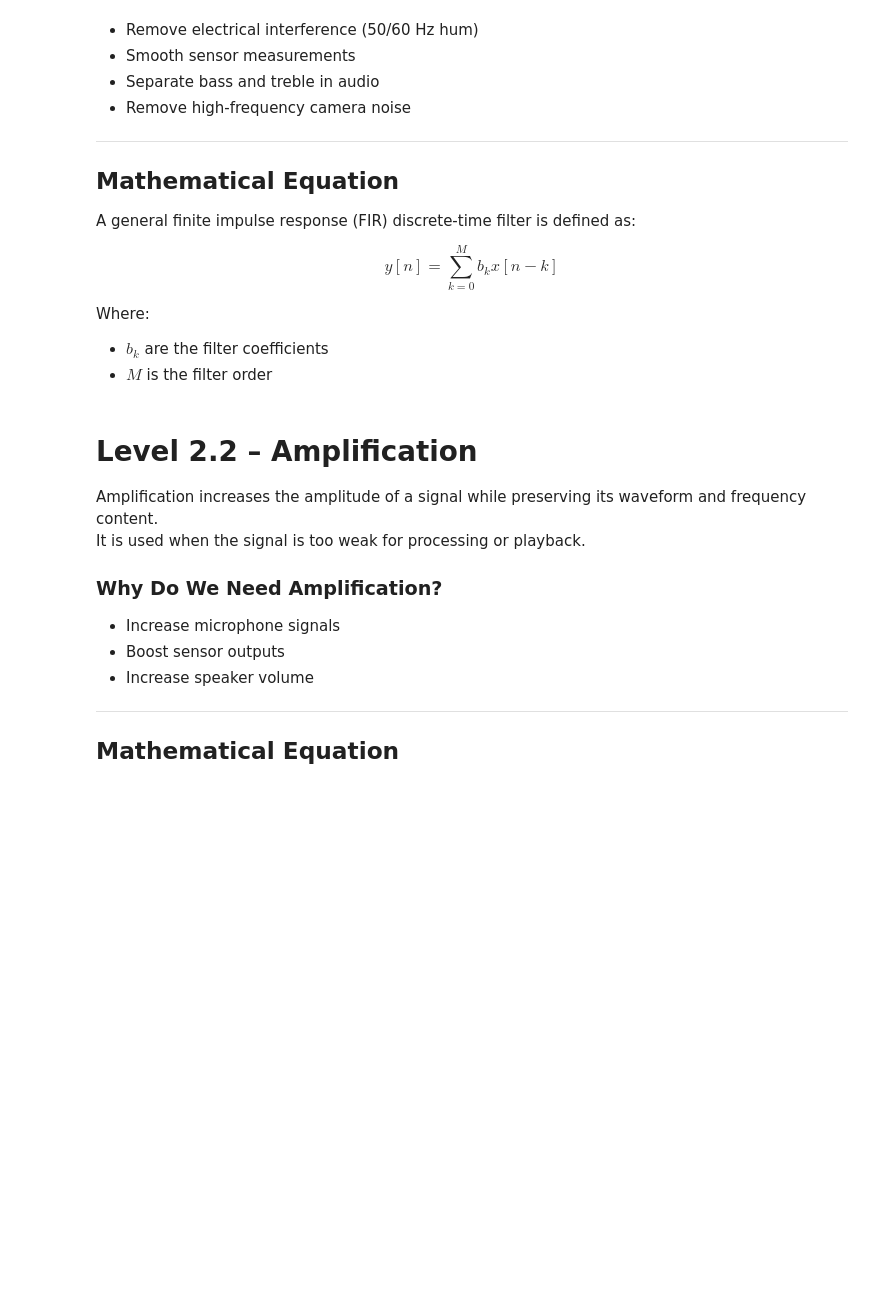
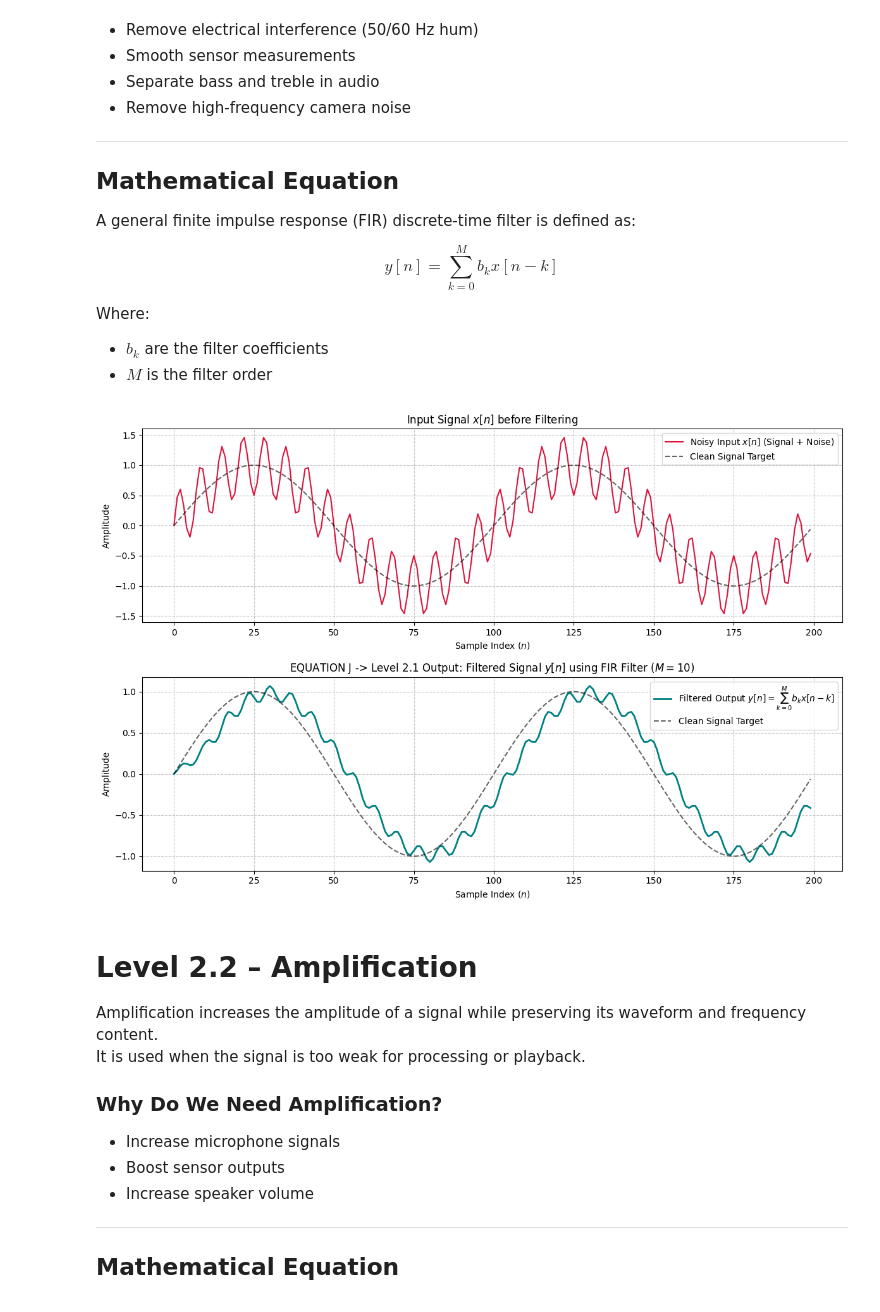
Before and after one commit to mhaslam009/signal_processing_basics, a Jupyter notebook: engg_op_of_sp.ipynb, the cells around one changed output. Saved outputs shown, nothing was run; the diff lists cells and outputs as text; code cells hidden in the pictures; blank space fills up the shorter version.

Commit message:
Added signal properties and engineering operations file

```diff
--- a/engg_op_of_sp.ipynb
+++ b/engg_op_of_sp.ipynb
@@ -23,6 +23,75 @@ $$y[n] = \sum_{k=0}^{M} b_k x[n-k]$$
 Where:
 * $b_k$ are the filter coefficients
 * $M$ is the filter order
+# %%
+import numpy as np
+import matplotlib.pyplot as plt
+
+# ------------------------------------------------------------------------------
+# 1. Setup Input Signal: x[n] = Clean Signal + High-Frequency Noise
+# ------------------------------------------------------------------------------
+fs = 1000                          # Sampling rate (Hz)
+N = 200                            # Total number of discrete samples
+n = np.arange(N)                   # Discrete sample indices [0, 1, 2, ..., N-1]
+t = n / fs                         # Time vector (seconds)
+
+# Low-frequency clean audio/sensor signal (10 Hz sine wave)
+x_clean = np.sin(2 * np.pi * 10 * t)
+
+# High-frequency noise (150 Hz interference)
+noise = 0.5 * np.sin(2 * np.pi * 150 * t)
+
+# Corrupted input signal x[n]
+x = x_clean + noise
+
+# ------------------------------------------------------------------------------
+# 2. Implement Equation J: Discrete-Time FIR Filtering
+#    Equation J: y[n] = \sum_{k=0}^{M} b_k * x[n-k]
+# ------------------------------------------------------------------------------
+M = 10                             # Filter Order (number of delays)
+b_k = np.ones(M + 1) / (M + 1)     # Moving average coefficients (b_k = 1 / (M + 1))
+
+# Initialize output array y[n] with zeros
+y = np.zeros(N)
+
+# Direct implementation of Equation J using discrete summation loop
+for n_idx in range(N):
+    accumulator = 0.0
+    for k in range(M + 1):
+        if (n_idx - k) >= 0:      # Ensure causality (x[n-k] exists for n-k >= 0)
+            accumulator += b_k[k] * x[n_idx - k]
+    y[n_idx] = accumulator
+
+# ------------------------------------------------------------------------------
+# 3. Visualization
+# ------------------------------------------------------------------------------
+plt.figure(figsize=(12, 8))
+
+# Subplot 1: Corrupted Input Signal x[n]
+plt.subplot(2, 1, 1)
+plt.plot(n, x, color='crimson', label=r'Noisy Input $x[n]$ (Signal + Noise)')
+plt.plot(n, x_clean, 'k--', alpha=0.6, label=r'Clean Signal Target')
+plt.title(r'Input Signal $x[n]$ before Filtering')
+plt.xlabel('Sample Index ($n$)')
+plt.ylabel('Amplitude')
+plt.grid(True, linestyle='--', alpha=0.7)
+plt.legend(loc='upper right')
+
+# Subplot 2: Filtered Output Signal y[n] via Equation J
+plt.subplot(2, 1, 2)
+plt.plot(n, y, color='teal', linewidth=2,
+         label=r'Filtered Output $y[n] = \sum_{k=0}^{M} b_k x[n-k]$')
+plt.plot(n, x_clean, 'k--', alpha=0.6, label=r'Clean Signal Target')
+plt.title(r'EQUATION J -> Level 2.1 Output: Filtered Signal $y[n]$ using FIR Filter ($M=10$)')
+plt.xlabel('Sample Index ($n$)')
+plt.ylabel('Amplitude')
+plt.grid(True, linestyle='--', alpha=0.7)
+plt.legend(loc='upper right')
+
+plt.tight_layout()
+plt.show()
+# %% [output]
+[figure, added]
 # %% [markdown]
 # Level 2.2 – Amplification
 
```
Also changed, not shown: parts of 10 cells of this notebook, 2 other files.
